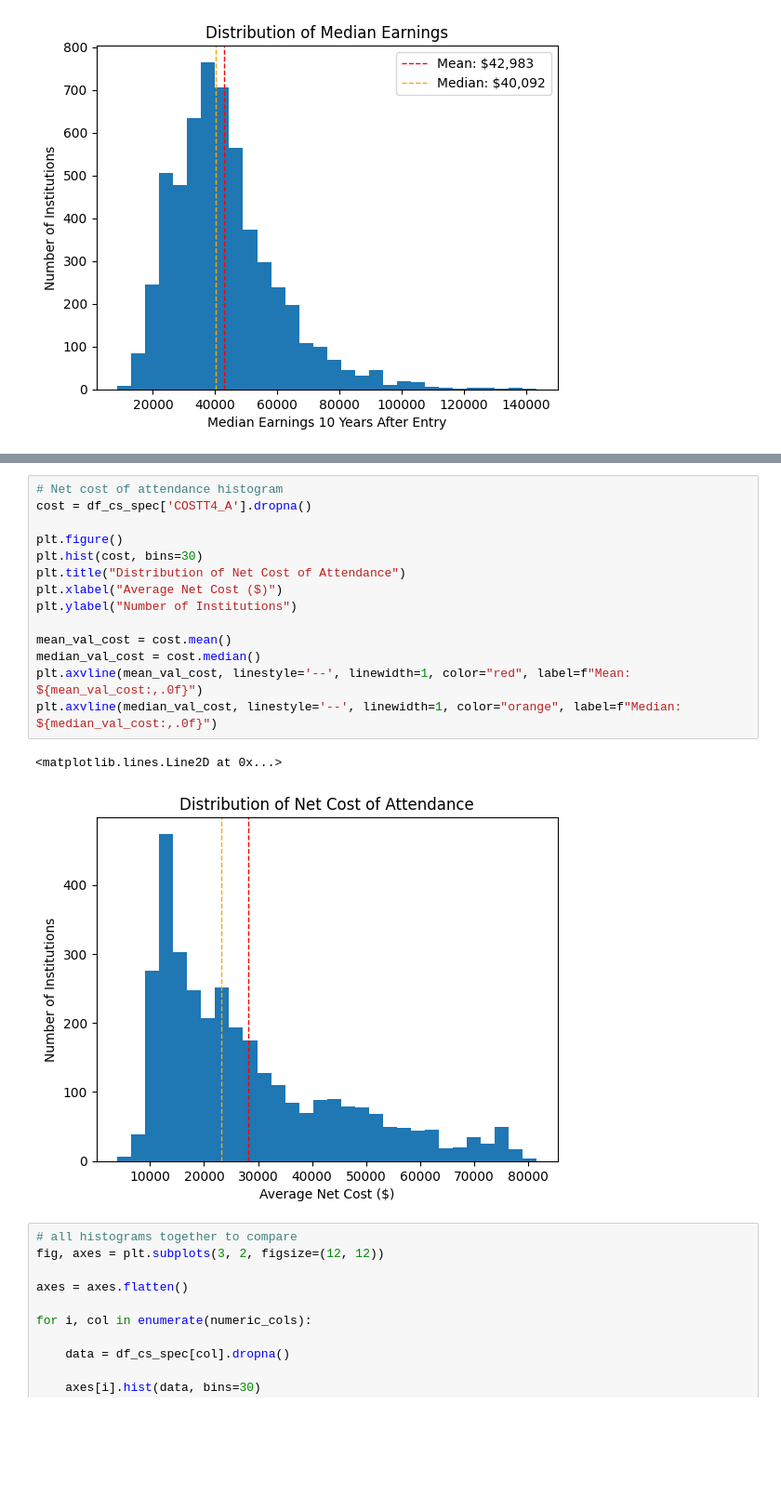
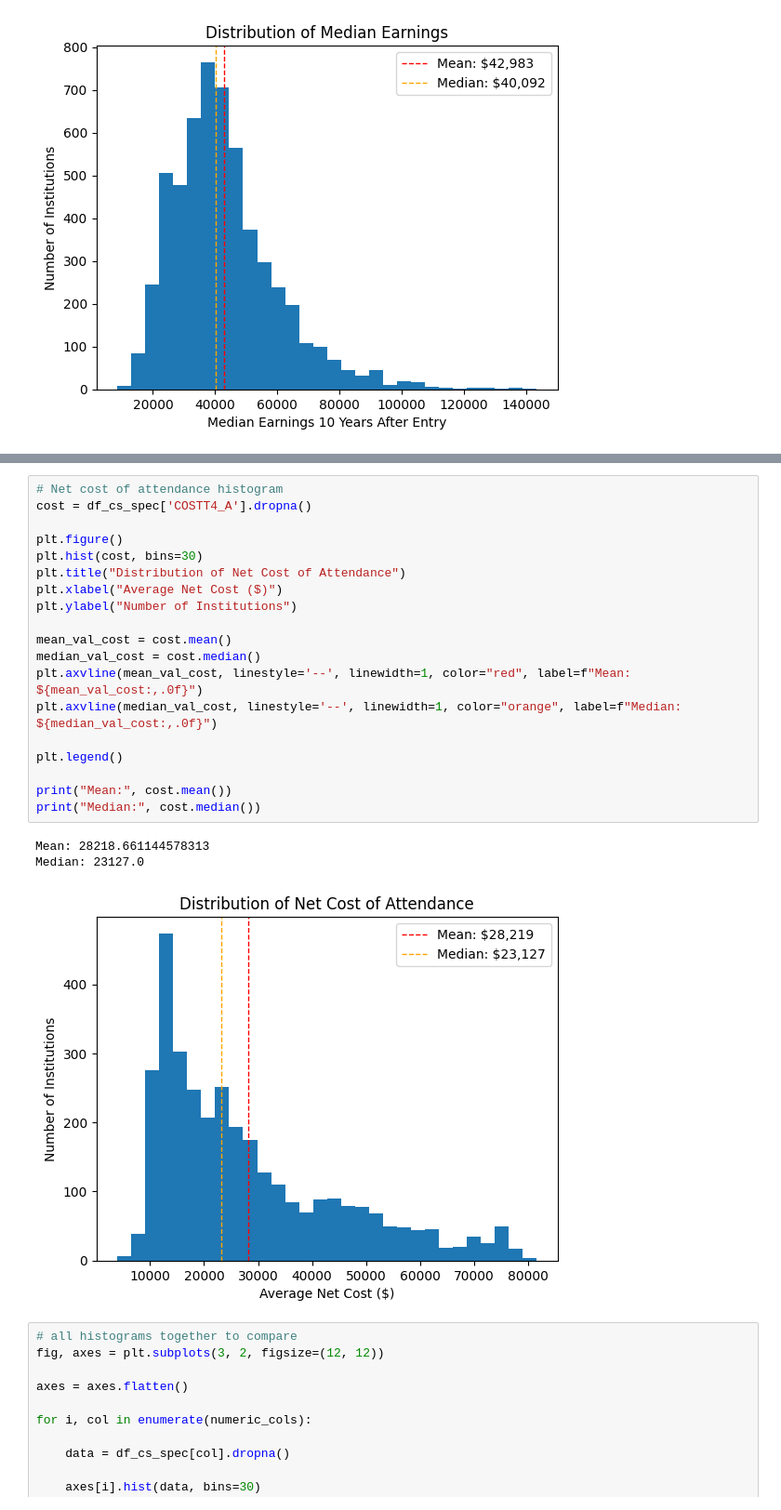
Before and after one commit to connermay/OMDS-ModB2-Week4-May-Conner, a Jupyter notebook: hw-portion-wk4.ipynb, the cells around one changed output, grey strips where cells are left out. Shown at 93% size. Cells and saved outputs as stored; diff of their text form; blank space fills up the shorter version.

```diff
--- a/hw-portion-wk4.ipynb
+++ b/hw-portion-wk4.ipynb
@@ -261,20 +267,26 @@ Median: 0.43
 # %%
 # Net cost of attendance histogram
 cost = df_cs_spec['COSTT4_A'].dropna()
 
 plt.figure()
 plt.hist(cost, bins=30)
 plt.title("Distribution of Net Cost of Attendance")
 plt.xlabel("Average Net Cost ($)")
 plt.ylabel("Number of Institutions")
 
 mean_val_cost = cost.mean()
 median_val_cost = cost.median()
 plt.axvline(mean_val_cost, linestyle='--', linewidth=1, color="red", label=f"Mean: ${mean_val_cost:,.0f}")
 plt.axvline(median_val_cost, linestyle='--', linewidth=1, color="orange", label=f"Median: ${median_val_cost:,.0f}")
+
+plt.legend()
+
+print("Mean:", cost.mean())
+print("Median:", cost.median())
 # %% [output]
-<matplotlib.lines.Line2D at 0x...>
+Mean: 28218.661144578313
+Median: 23127.0
-[figure, old version]
+[figure, new version]
 # %%
 # all histograms together to compare
 fig, axes = plt.subplots(3, 2, figsize=(12, 12))
```
Also changed, not shown: parts of 3 cells of this notebook.
